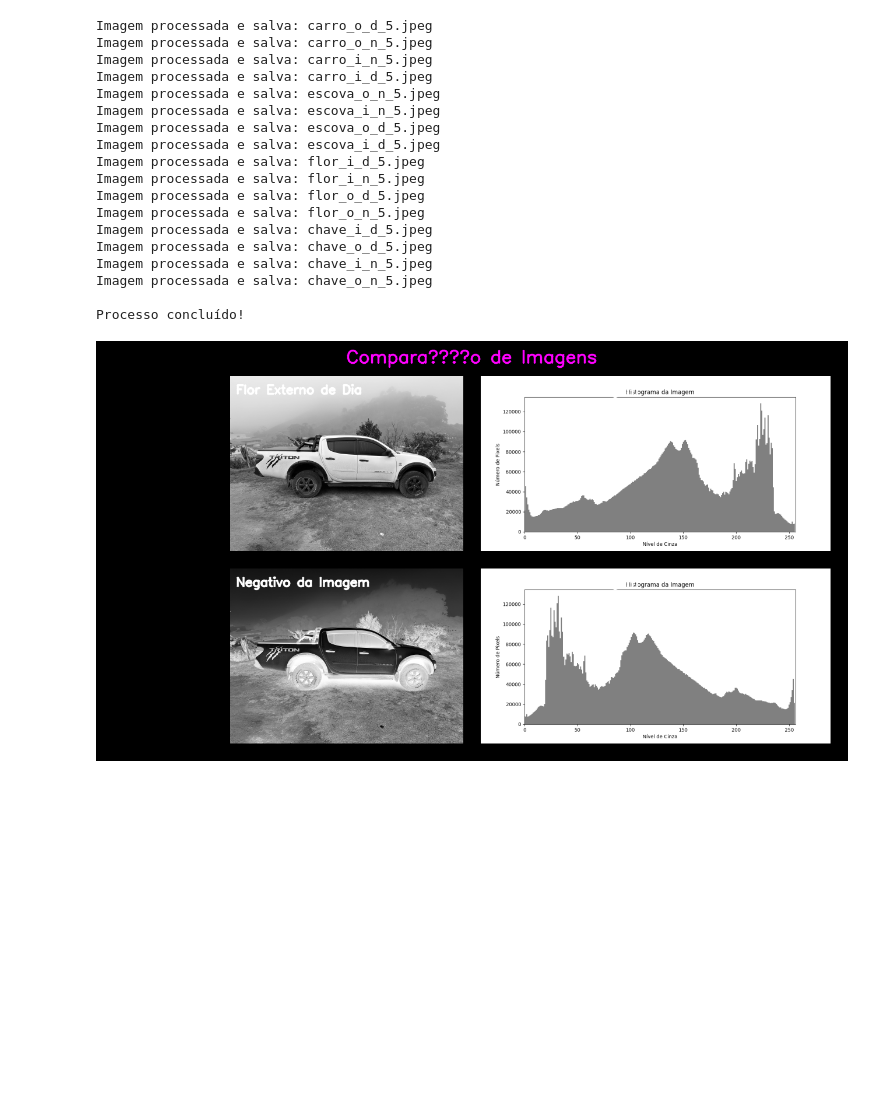
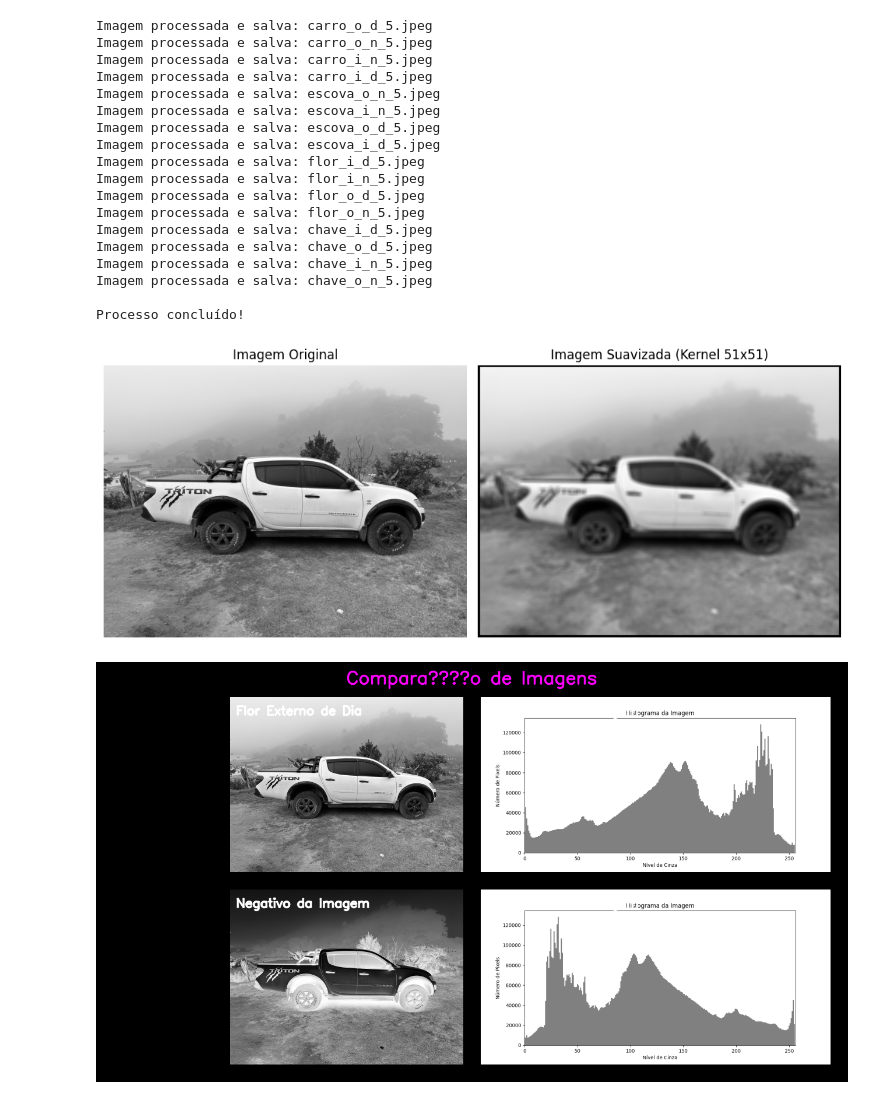
Before and after one commit to laerteluizf/Proc_Imagens_2025_2, a Jupyter notebook: Proc_Imagens_3_1.ipynb, the cells around one changed output. Saved outputs shown, nothing was run; the diff lists cells and outputs as text; code cells hidden in the pictures; blank space fills up the shorter version.

```diff
--- a/Proc_Imagens_3_1.ipynb
+++ b/Proc_Imagens_3_1.ipynb
@@ -61,6 +61,80 @@ Imagem processada e salva: chave_i_n_5.jpeg
 Imagem processada e salva: chave_o_n_5.jpeg
 
 Processo concluído!
+# %%
+caminho_imagem = '/content/drive/MyDrive/Proc de Imagens 2025 2/Imagem Cinza/carro_i_d_5.jpeg'
+#imagem_original = cv2.imread(caminho_imagem, cv2.IMREAD_GRAYSCALE)
+
+#cv2_imshow(imagem_original)
+
+
+
+
+def aplicar_filtro_media_manual(caminho_imagem, tamanho_kernel):
+    """
+    Aplica um filtro de suavização de média 'manualmente' a uma imagem em tons de cinza.
+
+    Args:
+        caminho_imagem (str): O caminho do arquivo da imagem.
+        tamanho_kernel (int): O tamanho de um lado do kernel (deve ser um número ímpar).
+    """
+    # 1. Carregar a imagem e verificar se o kernel é ímpar
+    imagem_original = cv2.imread(caminho_imagem, 0)
+    if imagem_original is None:
+        print("Erro: Não foi possível carregar a imagem. Verifique o caminho.")
+        print(imagem_original)
+        return
+
+    if tamanho_kernel % 2 == 0:
+        print("Erro: O tamanho do kernel deve ser um número ímpar (ex: 3, 5, 7).")
+        return
+
+    # 2. Obter as dimensões da imagem
+    altura, largura = imagem_original.shape
+
+    # 3. Criar uma nova matriz para a imagem de saída
+    # Usamos np.zeros_like para garantir que a matriz tenha as mesmas dimensões e tipo de dado
+    imagem_suavizada = np.zeros_like(imagem_original)
+
+    # 4. Definir o "raio" do kernel
+    # Para um kernel de 3x3, o raio é 1. Para um de 5x5, é 2.
+    raio = tamanho_kernel // 2
+
+    # 5. Iterar sobre cada pixel da imagem
+    # Excluímos as bordas que não têm vizinhos suficientes
+    for i in range(raio, altura - raio):
+        for j in range(raio, largura - raio):
+            # 6. Extrair a área de interesse (a "janela" do kernel)
+            vizinhos = imagem_original[i - raio : i + raio + 1, j - raio : j + raio + 1]
+
+            # 7. Calcular a média dos valores na janela
+            media_vizinhos = np.mean(vizinhos)
+
+            # 8. Atribuir o valor da média ao pixel na nova imagem
+            imagem_suavizada[i, j] = media_vizinhos
+
+    # 9. Exibir as imagens para comparação
+    fig, axs = plt.subplots(1, 2, figsize=(10, 5))
+
+    axs[0].imshow(imagem_original, cmap='gray')
+    axs[0].set_title('Imagem Original')
+    axs[0].axis('off')
+
+    axs[1].imshow(imagem_suavizada, cmap='gray')
+    axs[1].set_title(f'Imagem Suavizada (Kernel {tamanho_kernel}x{tamanho_kernel})')
+    axs[1].axis('off')
+
+    plt.tight_layout()
+    plt.show()
+
+# --- Execução do programa ---
+# Troque 'imagem_original.jpg' pelo nome do seu arquivo e defina o tamanho do kernel (3, 5, 7...)
+caminho = '/content/drive/MyDrive/Proc de Imagens 2025 2/Imagem Cinza/carro_i_d_5.jpeg'
+tamanho_kernel = 51
+aplicar_filtro_media_manual(caminho, tamanho_kernel)
+#imagem1_red = imutils.resize(imagem1, height = altura_maxima)
+# %% [output]
+[figure, added]
 # %%
 def adicionar_legenda(imagem, texto):
     if imagem is None:
```
